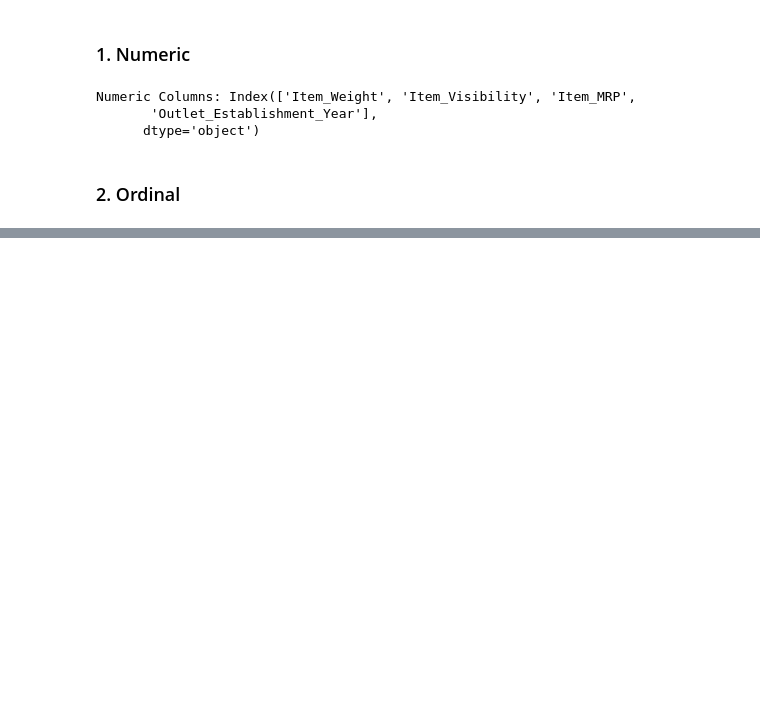
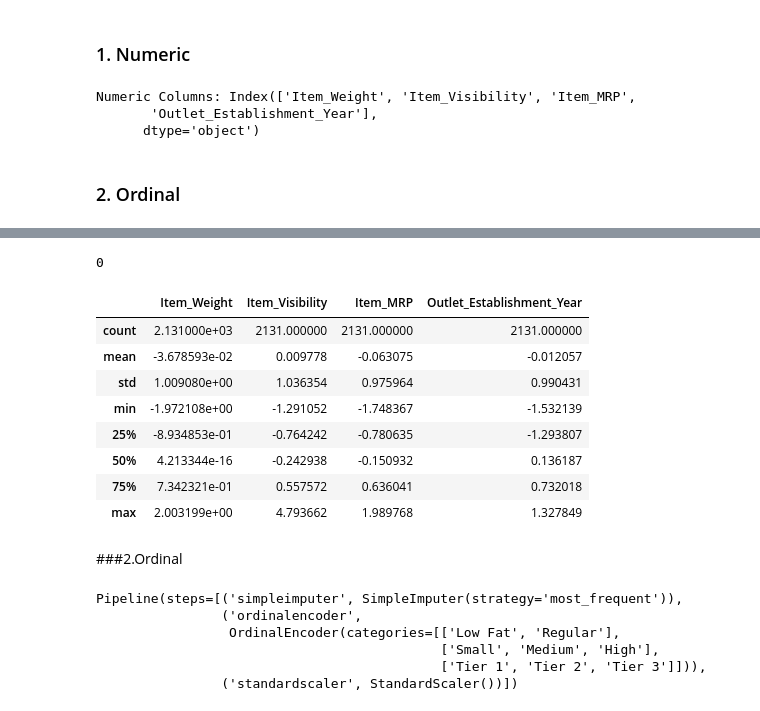
Before and after one commit to patelmedha/Prediction-of-Product-Sales, a Jupyter notebook: Prediction_Of_Product_Sales_Preprocessing_Machine_Learning.ipynb, the cells around one changed output, grey strips where cells are left out. Drawn from its saved outputs; the diff is of its cells as text; code cells hidden in the pictures; blank space fills up the shorter version.

```diff
--- a/Prediction_Of_Product_Sales_Preprocessing_Machine_Learning.ipynb
+++ b/Prediction_Of_Product_Sales_Preprocessing_Machine_Learning.ipynb
@@ -283,0 +407,3 @@ ord_tuple = ('ordinal',ord_pipe, ordinal_cols)
+# %%
+#Fit pipeline on NUMERIC training data
+num_pipe.fit(X_train[num_cols])
@@ -283,0 +429,4 @@ ord_tuple = ('ordinal',ord_pipe, ordinal_cols)
+# %%
+#Transform Numeric Testing Data
+X_test_num_tf = num_pipe.transform(X_test[num_cols])
+X_test_num_tf.head()
@@ -283,0 +440,29 @@ ord_tuple = ('ordinal',ord_pipe, ordinal_cols)
+# %%
+# Confirm null values are 0
+X_test_num_tf.isna().sum().sum()
+# %% [output]
+0
+# %%
+X_test_num_tf.describe()
+# %% [output]
+|  | Item_Weight | Item_Visibility | Item_MRP | Outlet_Establishment_Year |
+| count | 2.131000e+03 | 2131.000000 | 2131.000000 | 2131.000000 |
+| mean | -3.678593e-02 | 0.009778 | -0.063075 | -0.012057 |
+| std | 1.009080e+00 | 1.036354 | 0.975964 | 0.990431 |
+| min | -1.972108e+00 | -1.291052 | -1.748367 | -1.532139 |
+| 25% | -8.934853e-01 | -0.764242 | -0.780635 | -1.293807 |
+| 50% | 4.213344e-16 | -0.242938 | -0.150932 | 0.136187 |
+| 75% | 7.342321e-01 | 0.557572 | 0.636041 | 0.732018 |
+| max | 2.003199e+00 | 4.793662 | 1.989768 | 1.327849 |
+# %% [markdown]
+###2.Ordinal
+# %%
+#Fit pipeline on ORDINAL training data
+ord_pipe.fit(X_train[ordinal_cols])
+# %% [output]
+Pipeline(steps=[('simpleimputer', SimpleImputer(strategy='most_frequent')),
+                ('ordinalencoder',
+                 OrdinalEncoder(categories=[['Low Fat', 'Regular'],
+                                            ['Small', 'Medium', 'High'],
+                                            ['Tier 1', 'Tier 2', 'Tier 3']])),
+                ('standardscaler', StandardScaler())])
```
Also changed, not shown: parts of 36 cells of this notebook.
